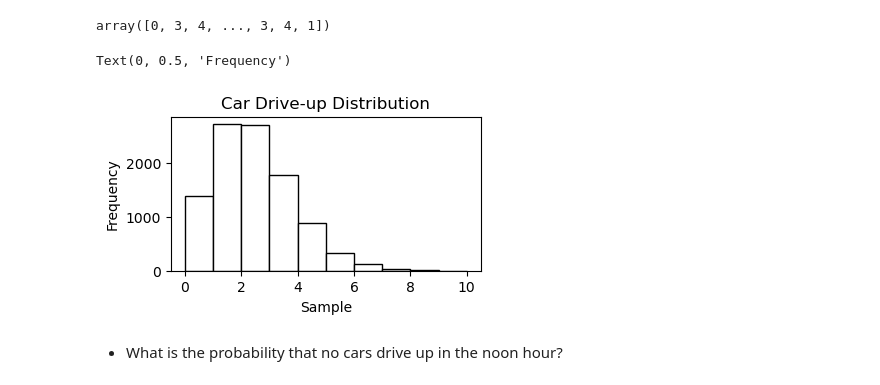
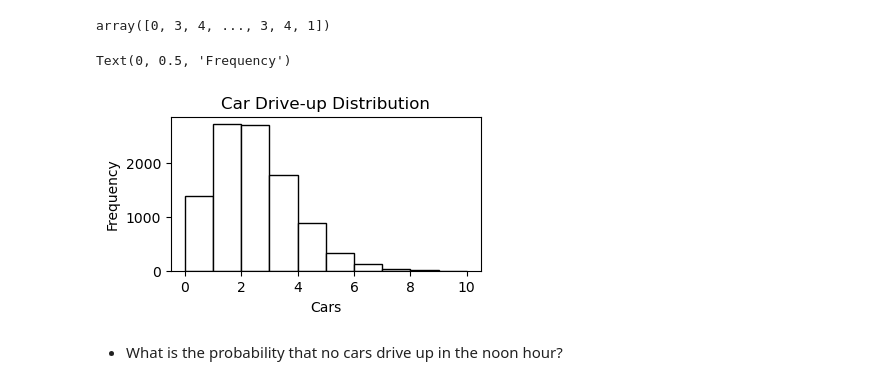
Before and after one commit to MigashaneVictoire/statistics-exercises, a Jupyter notebook: probability_distributions.ipynb, the cells around one changed output. Drawn from its saved outputs; the diff is of its cells as text; code cells hidden in the pictures.

```diff
--- a/probability_distributions.ipynb
+++ b/probability_distributions.ipynb
@@ -25,15 +25,15 @@ array([0, 3, 4, ..., 3, 4, 1])
 # %%
 plt.figure(figsize=(4,2))
 
 # plot the poisson distribution
 plt.hist(x_sampled, color="w",edgecolor="black")
 
 plt.title("Car Drive-up Distribution")
-plt.xlabel("Sample")
+plt.xlabel("Cars")
 plt.ylabel("Frequency")
 # %% [output]
 Text(0, 0.5, 'Frequency')
-[figure, old version]
+[figure, new version]
 # %% [markdown]
 - What is the probability that no cars drive up in the noon hour?
 # %%
```
Also changed, not shown: parts of 10 cells of this notebook.
